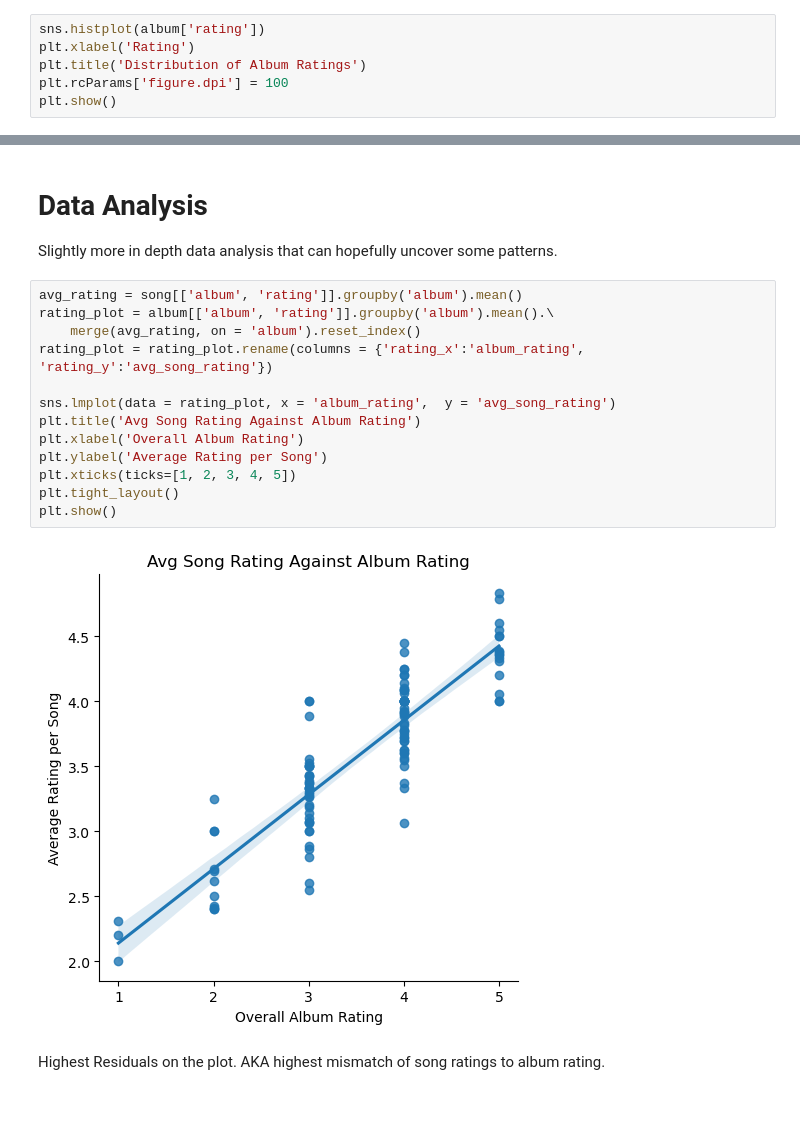
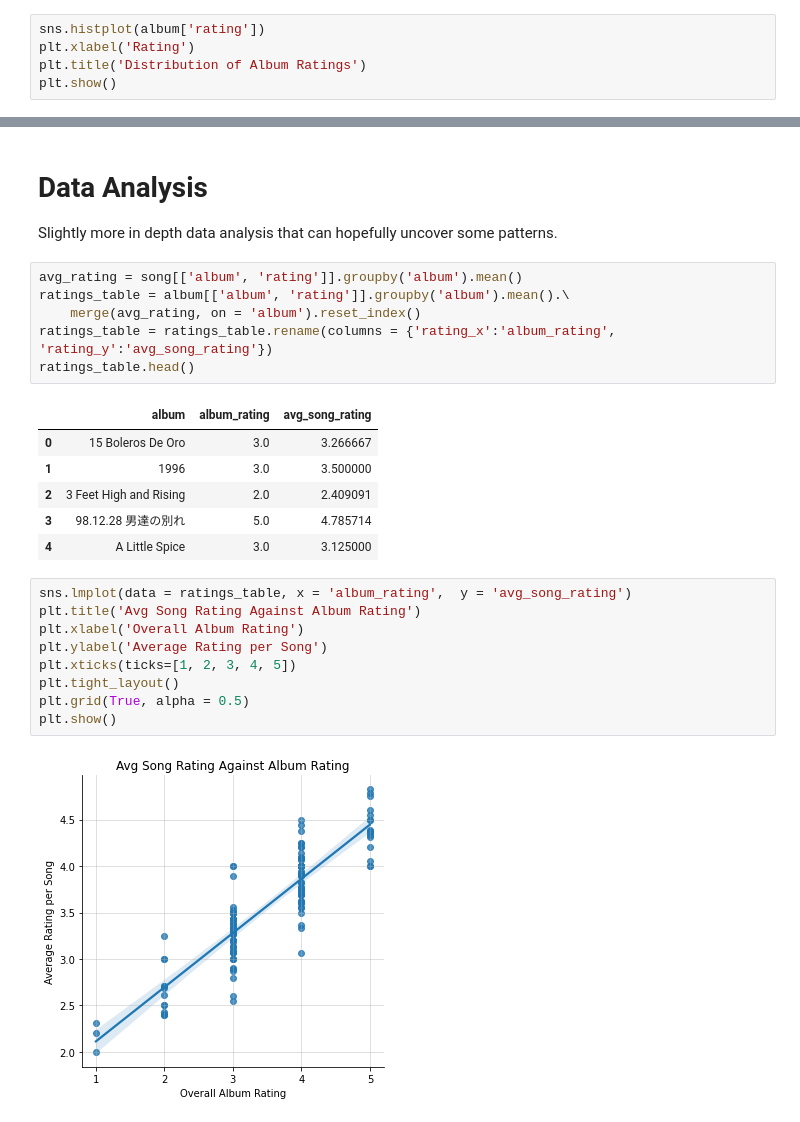
Before and after one commit to osvalentino/album_review, a Jupyter notebook: album_review.ipynb, the cells around one changed output, grey strips where cells are left out. Saved outputs shown, nothing was run; the diff lists cells and outputs as text.

```diff
--- a/album_review.ipynb
+++ b/album_review.ipynb
@@ -494,6 +512,5 @@ album['rating'].describe().to_frame().T
 sns.histplot(album['rating'])
 plt.xlabel('Rating')
 plt.title('Distribution of Album Ratings')
-plt.rcParams['figure.dpi'] = 100
 plt.show()
 # %% [output]
@@ -607,20 +659,27 @@ artist_count[artist_count['album'] > 1][['artist', 'album']]
 # Data Analysis
 
 Slightly more in depth data analysis that can hopefully uncover some patterns.
+# %%
+avg_rating = song[['album', 'rating']].groupby('album').mean()
+ratings_table = album[['album', 'rating']].groupby('album').mean().\
+    merge(avg_rating, on = 'album').reset_index()
+ratings_table = ratings_table.rename(columns = {'rating_x':'album_rating', 'rating_y':'avg_song_rating'})
+ratings_table.head()
+# %% [output]
+|  | album | album_rating | avg_song_rating |
+| 0 | 15 Boleros De Oro | 3.0 | 3.266667 |
+| 1 | 1996 | 3.0 | 3.500000 |
+| 2 | 3 Feet High and Rising | 2.0 | 2.409091 |
+| 3 | 98.12.28 男達の別れ | 5.0 | 4.785714 |
+| 4 | A Little Spice | 3.0 | 3.125000 |
 # %%
-avg_rating = song[['album', 'rating']].groupby('album').mean()
-rating_plot = album[['album', 'rating']].groupby('album').mean().\
-    merge(avg_rating, on = 'album').reset_index()
-rating_plot = rating_plot.rename(columns = {'rating_x':'album_rating', 'rating_y':'avg_song_rating'})
-
-sns.lmplot(data = rating_plot, x = 'album_rating',  y = 'avg_song_rating')
+sns.lmplot(data = ratings_table, x = 'album_rating',  y = 'avg_song_rating')
 plt.title('Avg Song Rating Against Album Rating')
 plt.xlabel('Overall Album Rating')
 plt.ylabel('Average Rating per Song')
 plt.xticks(ticks=[1, 2, 3, 4, 5])
 plt.tight_layout()
+plt.grid(True, alpha = 0.5)
 plt.show()
 # %% [output]
-[figure, old version]
+[figure, new version]
-# %% [markdown]
-Highest Residuals on the plot. AKA highest mismatch of song ratings to album rating.
```
Also changed, not shown: parts of 41 cells of this notebook.
